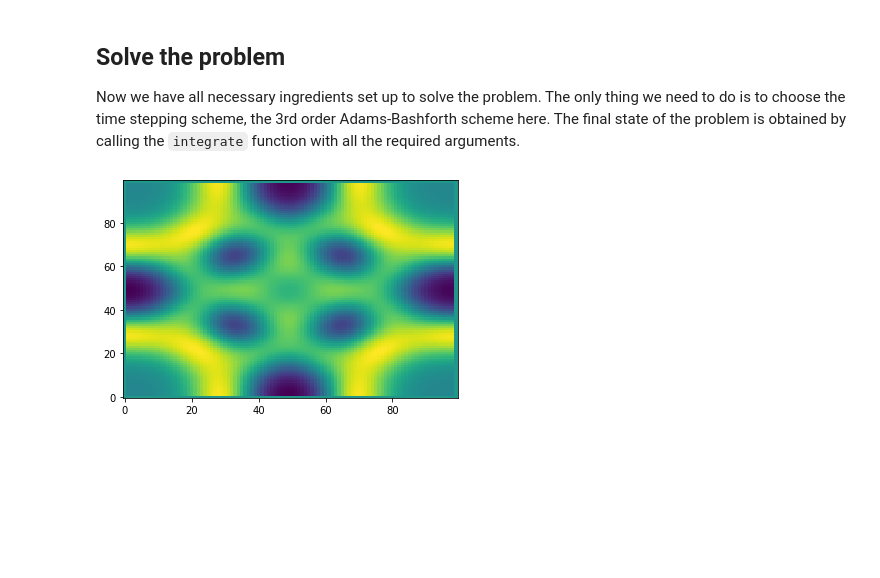
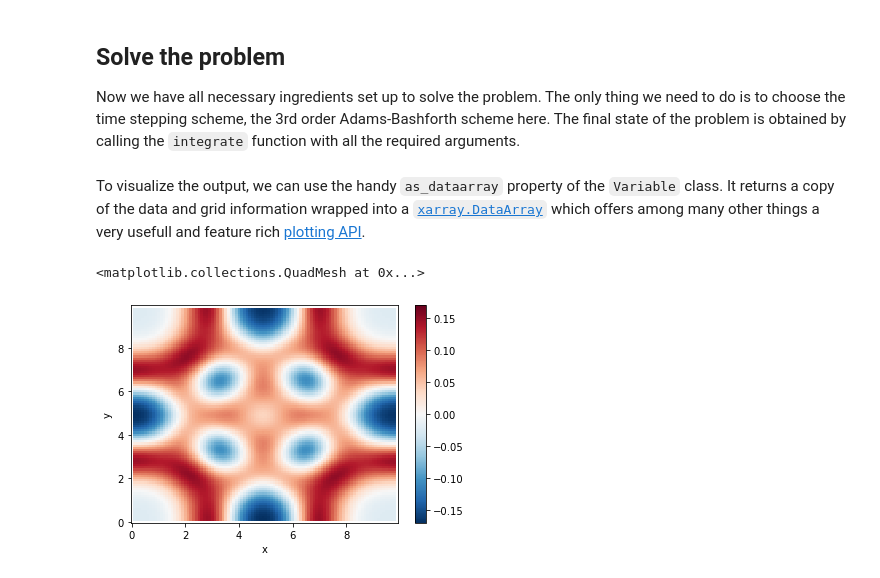
Before and after one commit to vopikamm/multimode-model, a Jupyter notebook: examples/1_gravity_wave.ipynb, the cells around one changed output. Cells and saved outputs as stored; diff of their text form; code cells hidden in the pictures; blank space fills up the shorter version.

Commit message:
Expose Variable as xarray.DataArray

```diff
--- a/examples/1_gravity_wave.ipynb
+++ b/examples/1_gravity_wave.ipynb
@@ -96,7 +96,7 @@ Now we need to set some physical constants of the system, e.g. the depth of the
 # %%
 from multimodemodel import Parameters
 
-params = Parameters(H=1., dt=.05, t_0=0., t_end=40.)
+params = Parameters(H=0.01, dt=.05, t_0=0., t_end=40.)
 # %% [markdown]
 ## Solve the problem
 
@@ -108,7 +108,10 @@ from multimodemodel import integrate, adams_bashforth3
 
 for next_state in integrate(initial_state, params, RHS=non_rotating_swe, scheme=adams_bashforth3):
     pass
-# %%
-plt.pcolormesh(next_state.eta.grid.x, next_state.eta.grid.y, next_state.eta.data, shading='auto');
-# %% [output]
-[figure, removed]
+# %% [markdown]
+To visualize the output, we can use the handy `as_dataarray` property of the `Variable` class. It returns a copy of the data and grid information wrapped into a [`xarray.DataArray`](http://xarray.pydata.org/en/stable/generated/xarray.DataArray.html) which offers among many other things a very usefull and feature rich [plotting API](http://xarray.pydata.org/en/stable/user-guide/plotting.html).
+# %%
+next_state.eta.as_dataarray.plot(x='x', y='y')
+# %% [output]
+<matplotlib.collections.QuadMesh at 0x...>
+[figure, added]
```
Also changed, not shown: parts of 2 cells of this notebook, 5 other files.
